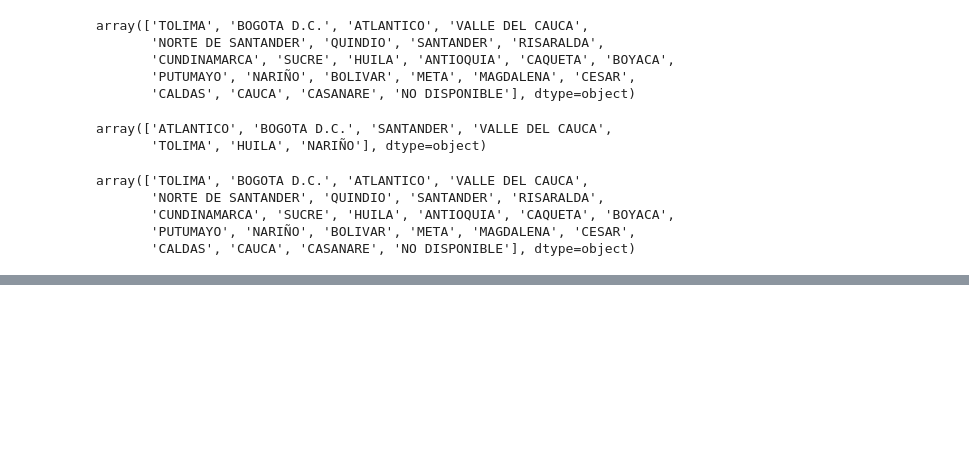
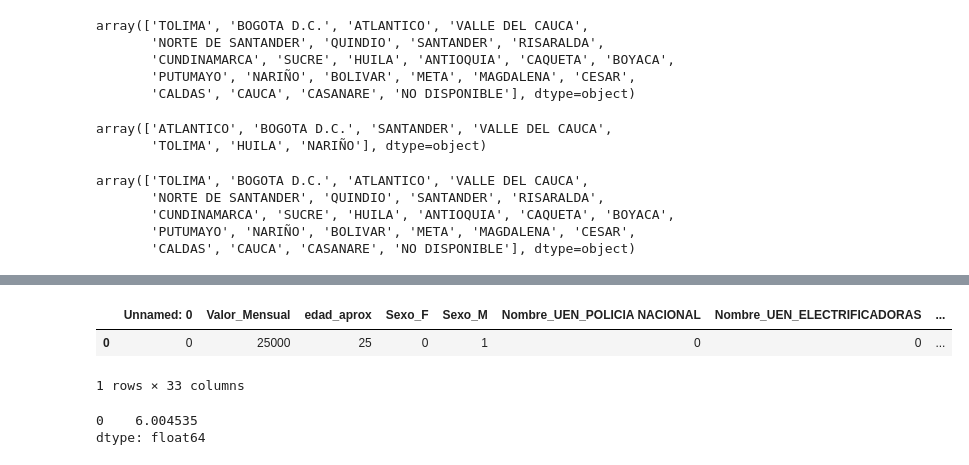
Before and after one commit to pedrazac95/DS4A_APP, a Jupyter notebook: app2.ipynb, the cells around one changed output, grey strips where cells are left out. Drawn from its saved outputs; the diff is of its cells as text; code cells hidden in the pictures; blank space fills up the shorter version.

```diff
--- a/app2.ipynb
+++ b/app2.ipynb
@@ -40,0 +104,28 @@ fig.show(0)
+# %%
+def modelo_beneficiarios (df ,Valor_Mensual, edad_aprox, Sexo, Nombre_UEN, Sucursal):
+
+    """ Modelo para estimar la cantidad de beneficiarios que se añadirian en un contrato para un cliente dependiendo del valor mensual que pagara, la
+    edad aproximada de la persona, el sexo, nomre
+        """
+
+    df_prediccion_benef = df.copy()
+    df_prediccion_benef.loc[df_prediccion_benef['Valor_Mensual']==0,'Valor_Mensual']=Valor_Mensual
+    df_prediccion_benef.loc[df_prediccion_benef['edad_aprox']==0,'edad_aprox']=edad_aprox
+    df_prediccion_benef.loc[df_prediccion_benef['Sexo_{}'.format(Sexo)]==0,'Sexo_{}'.format(Sexo)]=1
+    df_prediccion_benef.loc[df_prediccion_benef['Nombre_UEN_{}'.format(Nombre_UEN)]==0,'Nombre_UEN_{}'.format(Nombre_UEN)]=1
+    df_prediccion_benef.loc[df_prediccion_benef['Sucursal_{}'.format(Sucursal)]==0,'Sucursal_{}'.format(Sucursal)]=1
+
+    resultado = df_prediccion_benef
+    return resultado
+# %%
+df_testing =modelo_beneficiarios(df_prediccion_benef,25000 , 25 , 'M', 'EMPRESARIAL', 'Cucuta' )
+df_testing.head()
+# %% [output]
+|  | Unnamed: 0 | Valor_Mensual | edad_aprox | Sexo_F | Sexo_M | Nombre_UEN_POLICIA NACIONAL | Nombre_UEN_ELECTRIFICADORAS | ... |
+| 0 | 0 | 25000 | 25 | 0 | 1 | 0 | 0 | ... |
+1 rows × 33 columns
+# %%
+model_benef.predict(df_testing)
+# %% [output]
+0    6.004535
+dtype: float64
```
Also changed, not shown: parts of 12 cells of this notebook, 2 other files.
